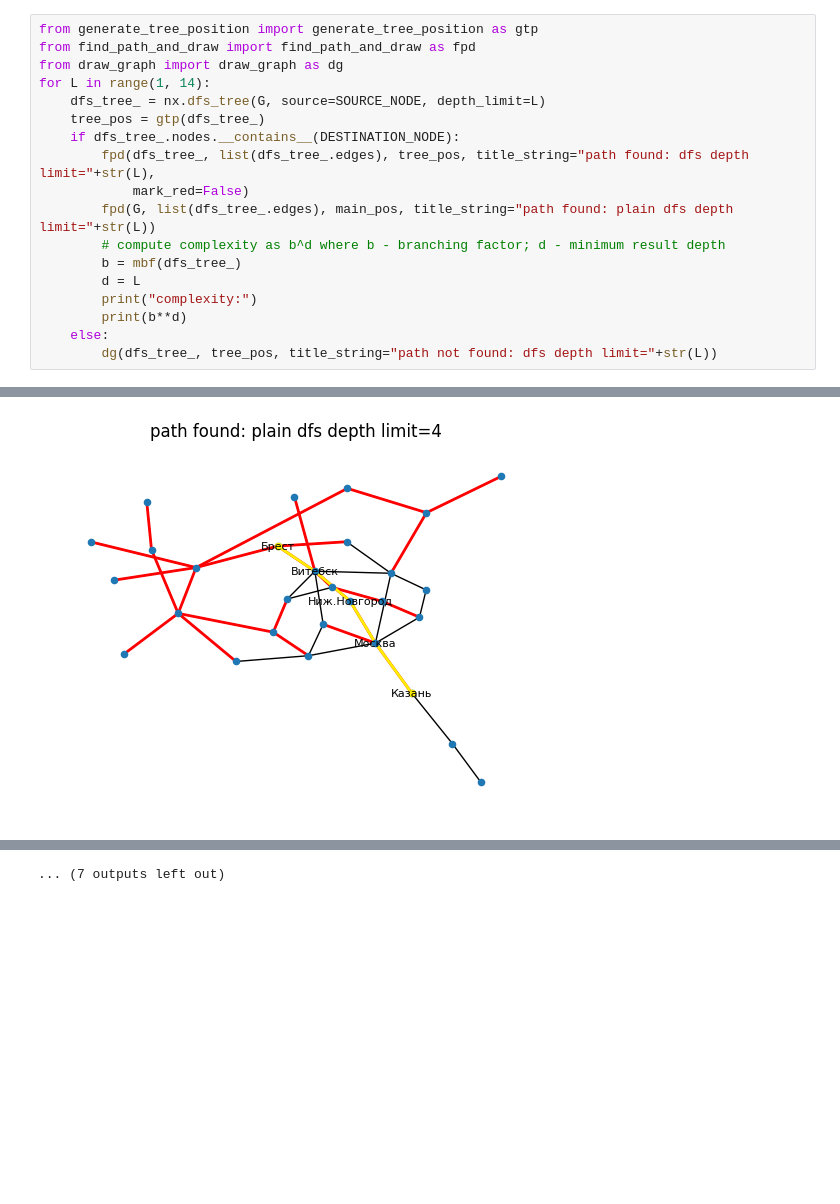
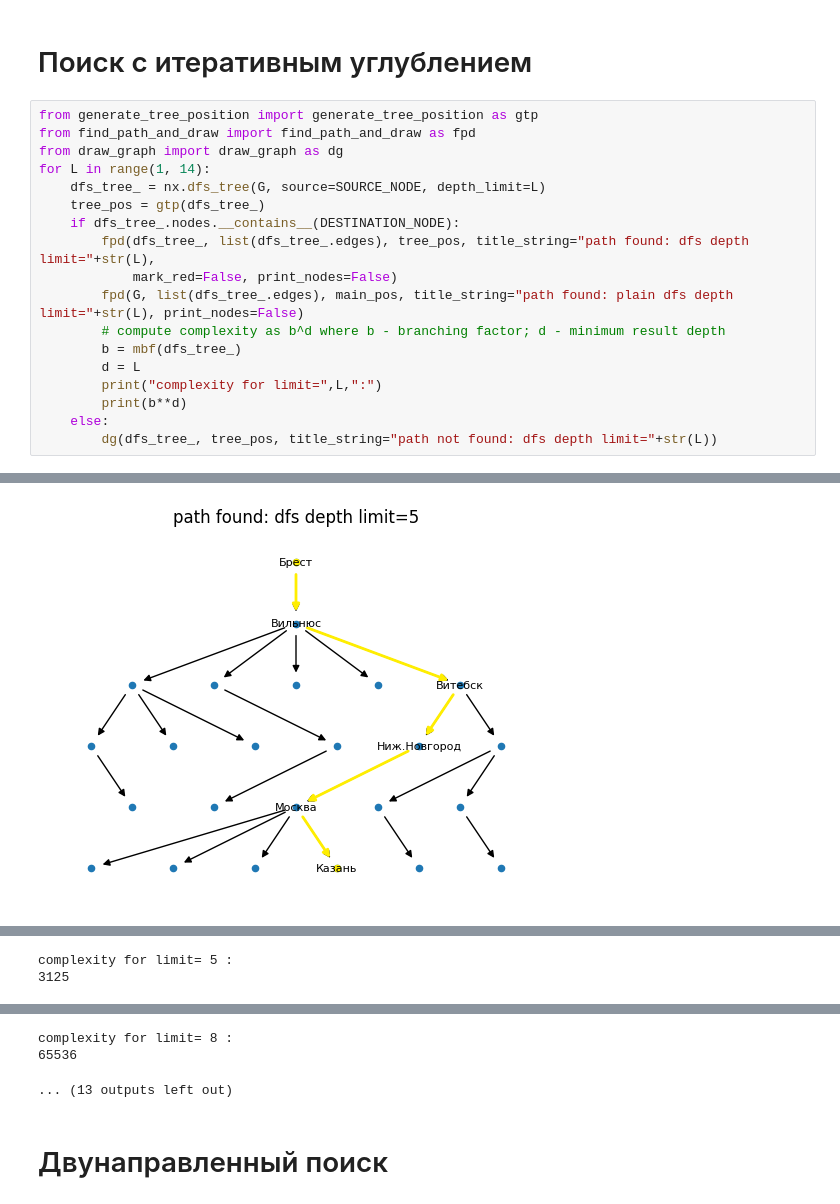
Before and after one commit to xwellen/ai2, a Jupyter notebook: notebook.ipynb, the cells around one changed output, grey strips where cells are left out. Cells and saved outputs as stored; diff of their text form; blank space fills up the shorter version.

```diff
--- a/notebook.ipynb
+++ b/notebook.ipynb
@@ -142,3 +150,5 @@ complexity:
+# %% [markdown]
+# Поиск с итеративным углублением
 # %%
 from generate_tree_position import generate_tree_position as gtp
 from find_path_and_draw import find_path_and_draw as fpd
@@ -148,12 +158,12 @@ for L in range(1, 14):
     tree_pos = gtp(dfs_tree_)
     if dfs_tree_.nodes.__contains__(DESTINATION_NODE):
         fpd(dfs_tree_, list(dfs_tree_.edges), tree_pos, title_string="path found: dfs depth limit="+str(L),
-            mark_red=False)
-        fpd(G, list(dfs_tree_.edges), main_pos, title_string="path found: plain dfs depth limit="+str(L))
+            mark_red=False, print_nodes=False)
+        fpd(G, list(dfs_tree_.edges), main_pos, title_string="path found: plain dfs depth limit="+str(L), print_nodes=False)
         # compute complexity as b^d where b - branching factor; d - minimum result depth
         b = mbf(dfs_tree_)
         d = L
-        print("complexity:")
+        print("complexity for limit=",L,":")
         print(b**d)
     else:
         dg(dfs_tree_, tree_pos, title_string="path not found: dfs depth limit="+str(L))
@@ -182 +175 @@ complexity:
-[figure, old version]
+[figure, new version]
@@ -183,0 +177,2 @@ complexity:
+complexity for limit= 5 :
+3125
@@ -189,4 +183,8 @@ complexity:
-... (7 outputs left out)
+complexity for limit= 8 :
+65536
+... (13 outputs left out)
+# %% [markdown]
+# Двунаправленный поиск
 # %%
 L = 1
 intersection_nodes = None
```
Also changed, not shown: parts of 28 cells of this notebook, 4 other files.
